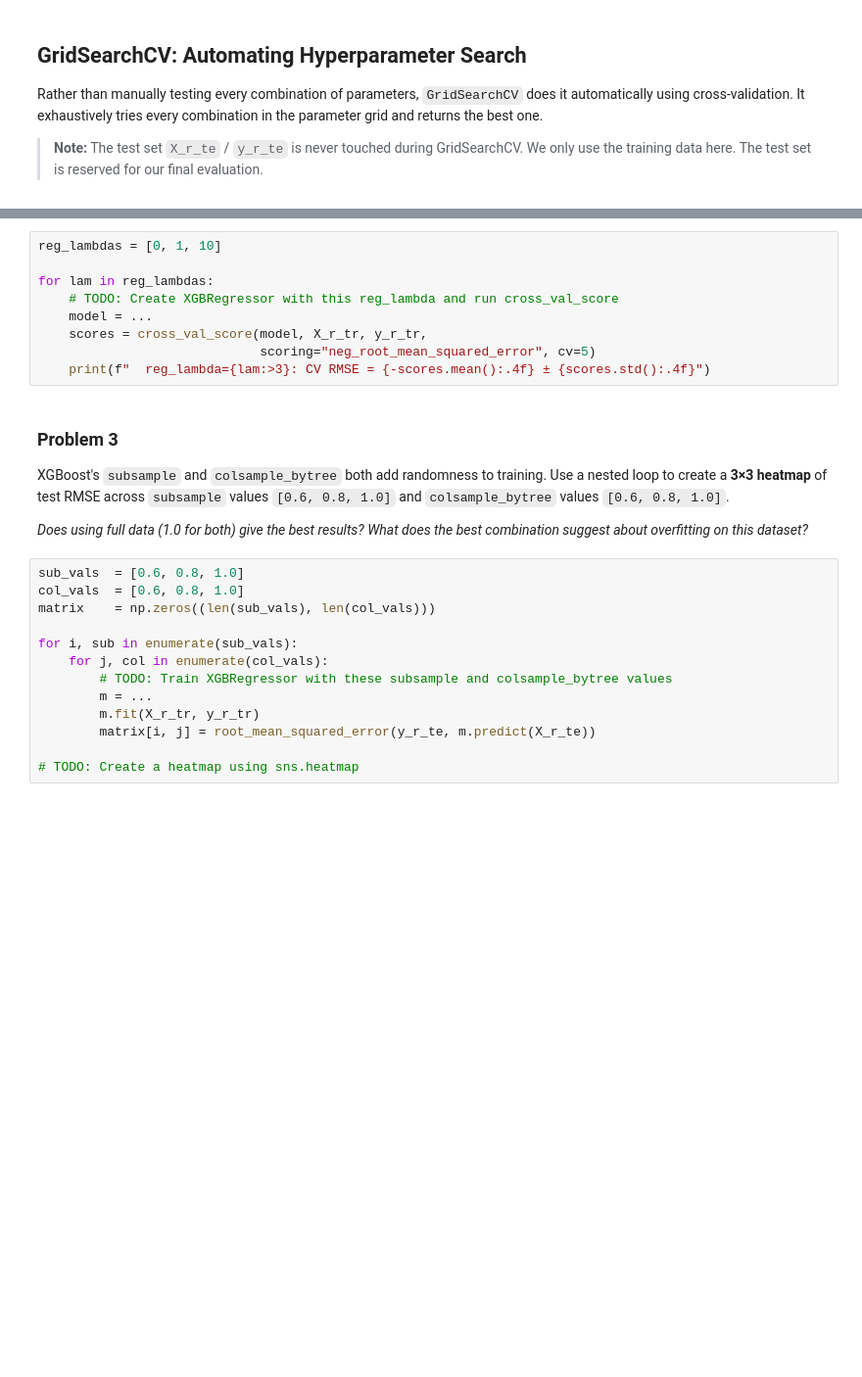
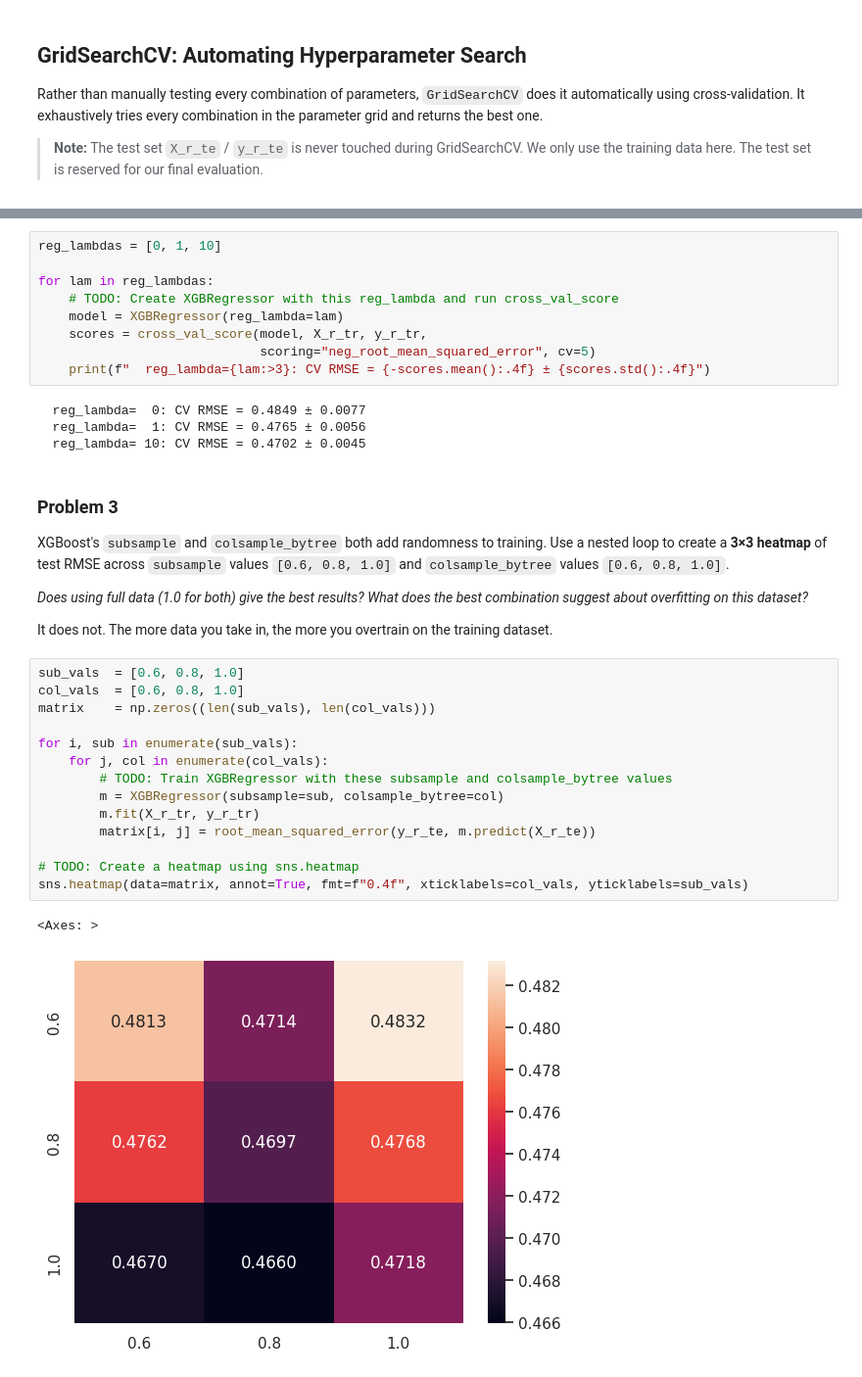
Before and after one commit to bhanu-pedarla/cse163-nchs, a Jupyter notebook: classwork/xgboost/03_xgboost_tuning.ipynb, the cells around one changed output, grey strips where cells are left out. Shown at 98% size. Drawn from its saved outputs; the diff is of its cells as text; blank space fills up the shorter version.

```diff
--- a/classwork/xgboost/03_xgboost_tuning.ipynb
+++ b/classwork/xgboost/03_xgboost_tuning.ipynb
@@ -396,10 +429,14 @@ reg_lambdas = [0, 1, 10]
 
 for lam in reg_lambdas:
     # TODO: Create XGBRegressor with this reg_lambda and run cross_val_score
-    model = ...
+    model = XGBRegressor(reg_lambda=lam)
     scores = cross_val_score(model, X_r_tr, y_r_tr,
                              scoring="neg_root_mean_squared_error", cv=5)
     print(f"  reg_lambda={lam:>3}: CV RMSE = {-scores.mean():.4f} ± {scores.std():.4f}")
+# %% [output]
+  reg_lambda=  0: CV RMSE = 0.4849 ± 0.0077
+  reg_lambda=  1: CV RMSE = 0.4765 ± 0.0056
+  reg_lambda= 10: CV RMSE = 0.4702 ± 0.0045
 # %% [markdown]
 ### Problem 3
 
@@ -409,19 +446,25 @@ nested loop to create a **3×3 heatmap** of test RMSE across `subsample` values
 
 *Does using full data (1.0 for both) give the best results? What does the best combination
 suggest about overfitting on this dataset?*
+
+It does not. The more data you take in, the more you overtrain on the training dataset.
 # %%
 sub_vals  = [0.6, 0.8, 1.0]
 col_vals  = [0.6, 0.8, 1.0]
 matrix    = np.zeros((len(sub_vals), len(col_vals)))
 
 for i, sub in enumerate(sub_vals):
     for j, col in enumerate(col_vals):
         # TODO: Train XGBRegressor with these subsample and colsample_bytree values
-        m = ...
+        m = XGBRegressor(subsample=sub, colsample_bytree=col)
         m.fit(X_r_tr, y_r_tr)
         matrix[i, j] = root_mean_squared_error(y_r_te, m.predict(X_r_te))
 
 # TODO: Create a heatmap using sns.heatmap
+sns.heatmap(data=matrix, annot=True, fmt=f"0.4f", xticklabels=col_vals, yticklabels=sub_vals)
+# %% [output]
+<Axes: >
+[figure, added]
 # %% [markdown]
 ### Problem 4
 
```
Also changed, not shown: parts of 10 cells of this notebook.
